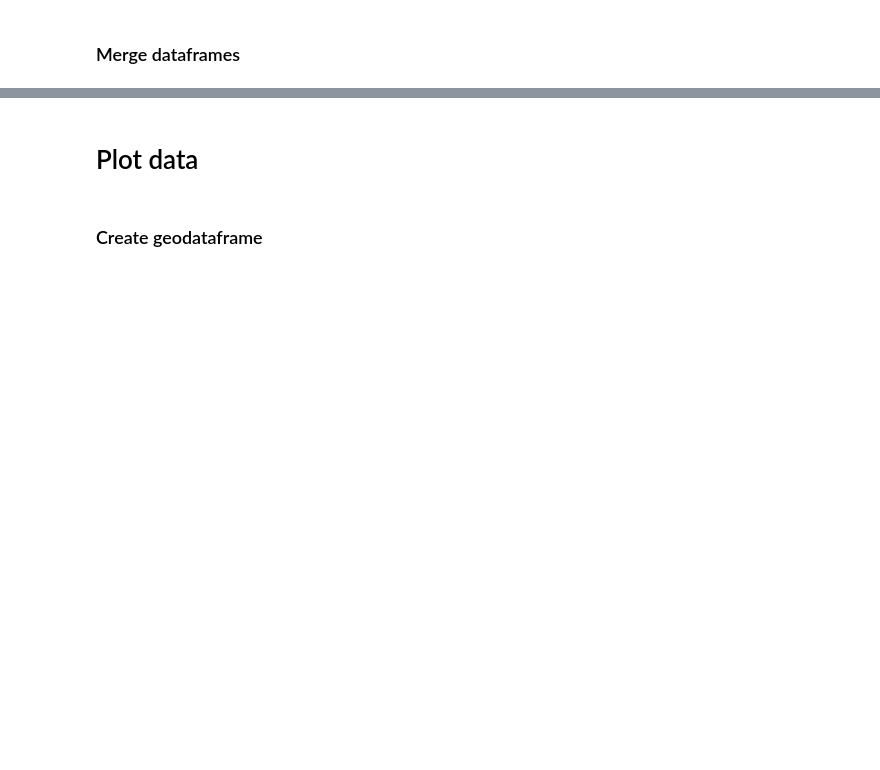
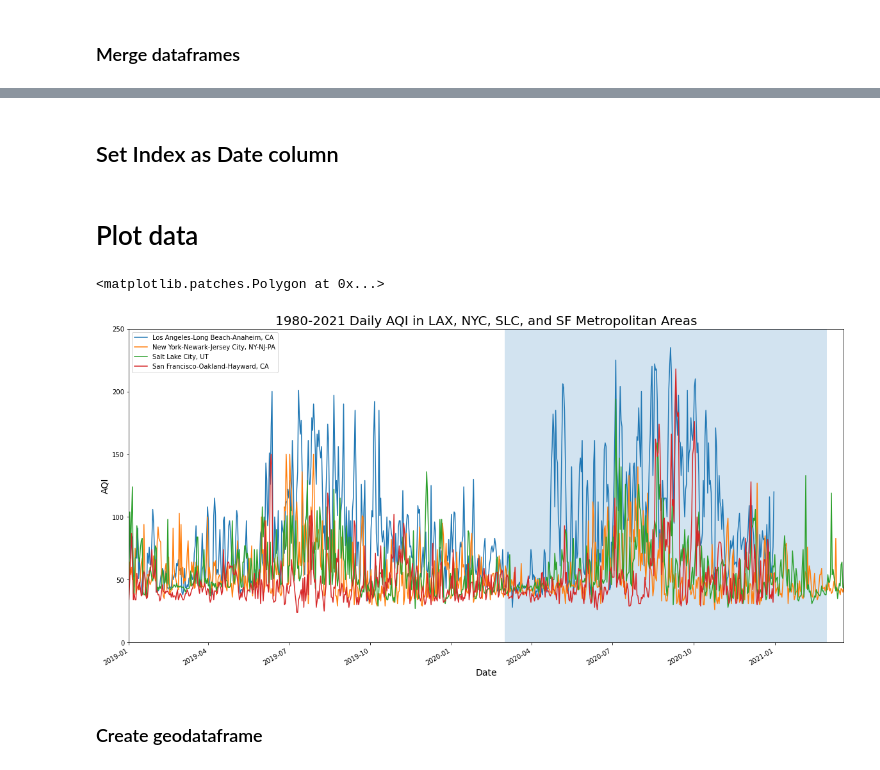
Before and after one commit to aqi-science/notebook, a Jupyter notebook: NY_Covid_AQI.ipynb, the cells around one changed output, grey strips where cells are left out. Cells and saved outputs as stored; diff of their text form; code cells hidden in the pictures; blank space fills up the shorter version.

```diff
--- a/NY_Covid_AQI.ipynb
+++ b/NY_Covid_AQI.ipynb
@@ -128,4 +68,4 @@ cbsa.to_csv('data_raw/cbsa_sites_df.csv')
 # %% [markdown]
 ### Merge dataframes
 # %%
-cbsa_comb = cbsa.merge(monitors, on='Defining Site', how='left').drop_duplicates(ignore_index=True)
+cbsa = cbsa_aqi.merge(monitors, on='Defining Site', how='left').drop_duplicates(ignore_index=True)
@@ -132,3 +88,6 @@ cbsa_comb = cbsa.merge(monitors, on='Defining Site', how='left').drop_duplicates
 # %%
 # format date as datetime
-cbsa_comb['Date']=pd.to_datetime(cbsa_comb['Date'], format = '%Y-%m-%d')
+cbsa['Date']=pd.to_datetime(cbsa['Date'], format = '%Y-%m-%d')
+
+# convert Category column to category data type
+cbsa['Category']=cbsa.Category.astype('category')
@@ -141,0 +121,2 @@ array(['36', '49', '06', '34'], dtype=object)
+# %%
+cbsa_df = cbsa[['Date','AQI','Defining Parameter','Category','CBSA','Longitude','Latitude']]
@@ -142,5 +132,23 @@ array(['36', '49', '06', '34'], dtype=object)
+# %% [markdown]
+## Set Index as Date column
+# %%
+cbsa_df.set_index('Date', inplace=True)
 # %% [markdown]
 # Plot data
+# %%
+fig, ax = plt.subplots(figsize=(20, 10))
+cbsa_df.groupby('CBSA')['AQI'].plot(ax=ax,legend='False')
+
+plt.title('1980-2021 Daily AQI in LAX, NYC, SLC, and SF Metropolitan Areas', fontsize=20)
+plt.xlabel('Date', fontsize=14)
+plt.ylabel('AQI', fontsize=14)
+plt.xlim([np.datetime64('2019-01-01'), np.datetime64('2021-03-20')])
+plt.ylim(0,250)
+
+plt.axvspan(np.datetime64('2020-03-01'), np.datetime64('2021-03-01'), alpha=0.2)
+# %% [output]
+<matplotlib.patches.Polygon at 0x...>
+[figure, added]
 # %% [markdown]
 ### Create geodataframe
 # %%
```
Also changed, not shown: parts of 32 cells of this notebook, 3 other files.
